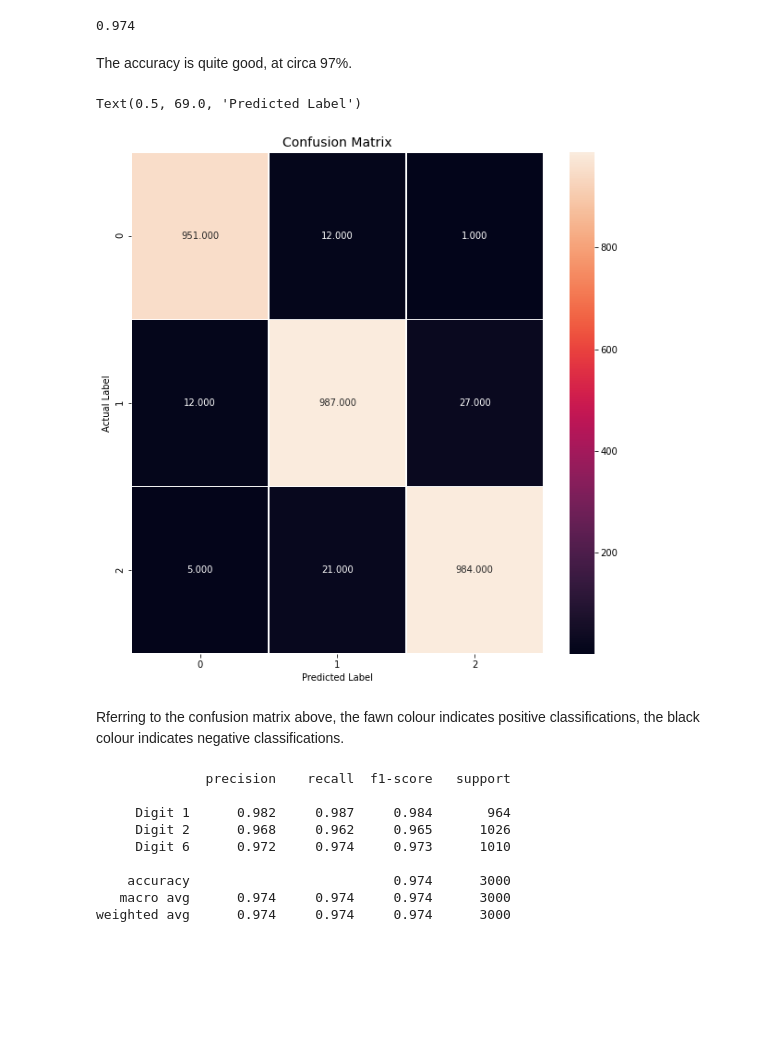
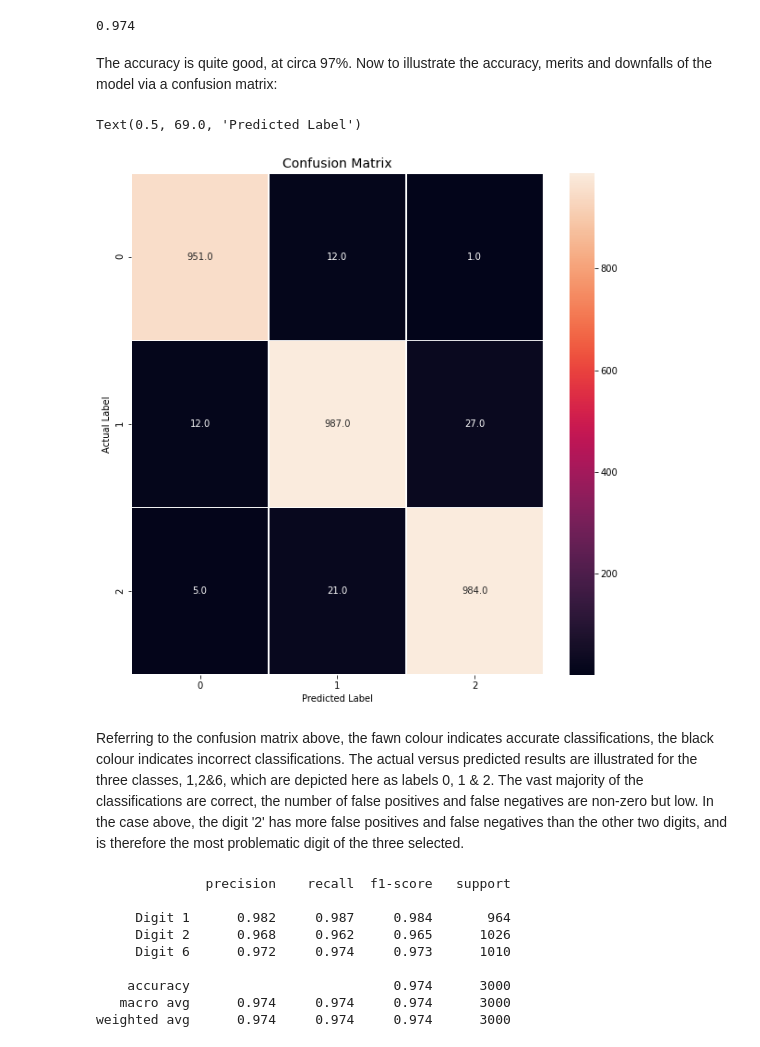
Before and after one commit to ET5003-Group1/ET5003, a Jupyter notebook: Etivity_1_Nigel_Portley_9022724.ipynb, the cells around one changed output. Cells and saved outputs as stored; diff of their text form; code cells hidden in the pictures; blank space fills up the shorter version.

```diff
--- a/Etivity_1_Nigel_Portley_9022724.ipynb
+++ b/Etivity_1_Nigel_Portley_9022724.ipynb
@@ -378,20 +381,23 @@ accuracy_score(y_pred_log, y_val)
 # %% [output]
 0.974
 # %% [markdown]
-The accuracy is quite good, at circa 97%.
+The accuracy is quite good, at circa 97%. Now to illustrate the accuracy, merits and downfalls of the model via a confusion matrix:
 # %%
 # Confusion Matrix
 plt.figure(figsize=(10,10))
 plt.title('Confusion Matrix', fontsize=14)
 cm = metrics.confusion_matrix(y_val, y_pred_log)
-sns.heatmap(cm, annot=True, fmt=".3f", linewidths=.6)
+sns.heatmap(cm, annot=True,  fmt=".1f",linewidths=.6)
 plt.ylabel('Actual Label')
 plt.xlabel('Predicted Label')
 # %% [output]
 Text(0.5, 69.0, 'Predicted Label')
-[figure, old version]
+[figure, new version]
-# %% [markdown]
-Rferring to the confusion matrix above, the fawn colour indicates positive classifications, the black colour indicates  negative classifications.
+# %% [markdown]
+Referring to the confusion matrix above, the fawn colour indicates accurate classifications, the black colour indicates incorrect classifications.
+The actual versus predicted results are illustrated for the three classes, 1,2&6, which are depicted here as labels 0, 1 & 2.
+The vast majority of the classifications are correct, the number of false positives and false negatives are non-zero but low.
+In the case above, the digit '2' has more false positives and false negatives than the other two digits, and is therefore the most problematic digit of the three selected.
 # %%
 # Calculate precision, recall and F1-Score for our model for each digit
 # Kudos to Carlos Santiago for the idea
```
Also changed, not shown: parts of 21 cells of this notebook.
